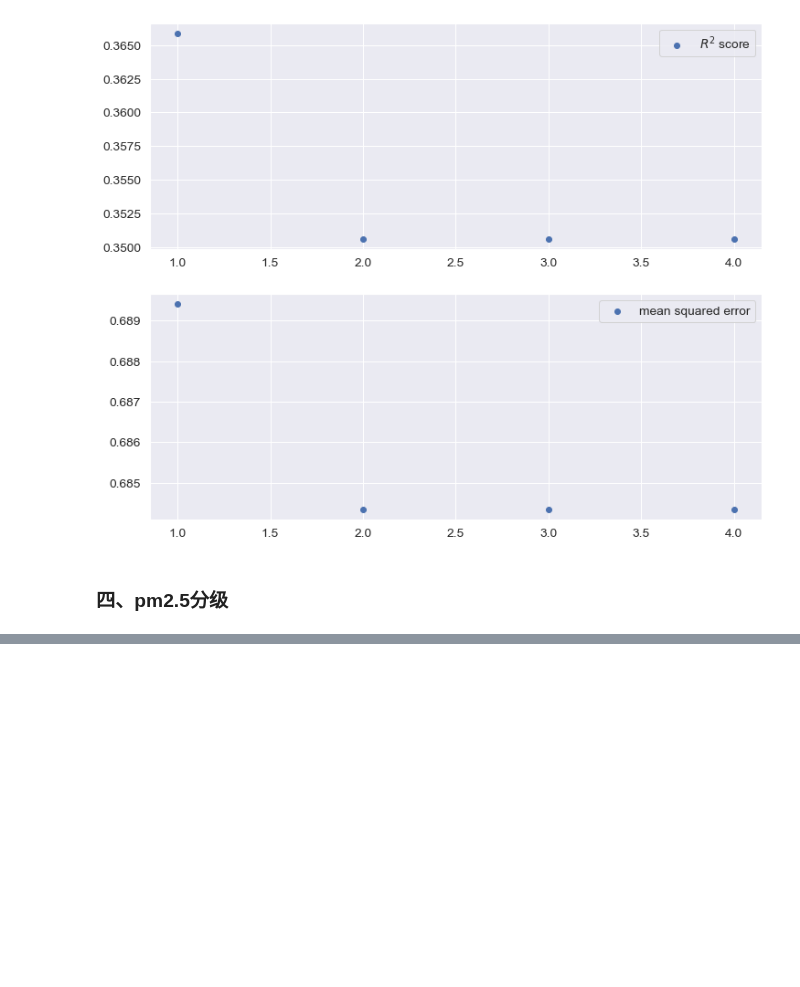
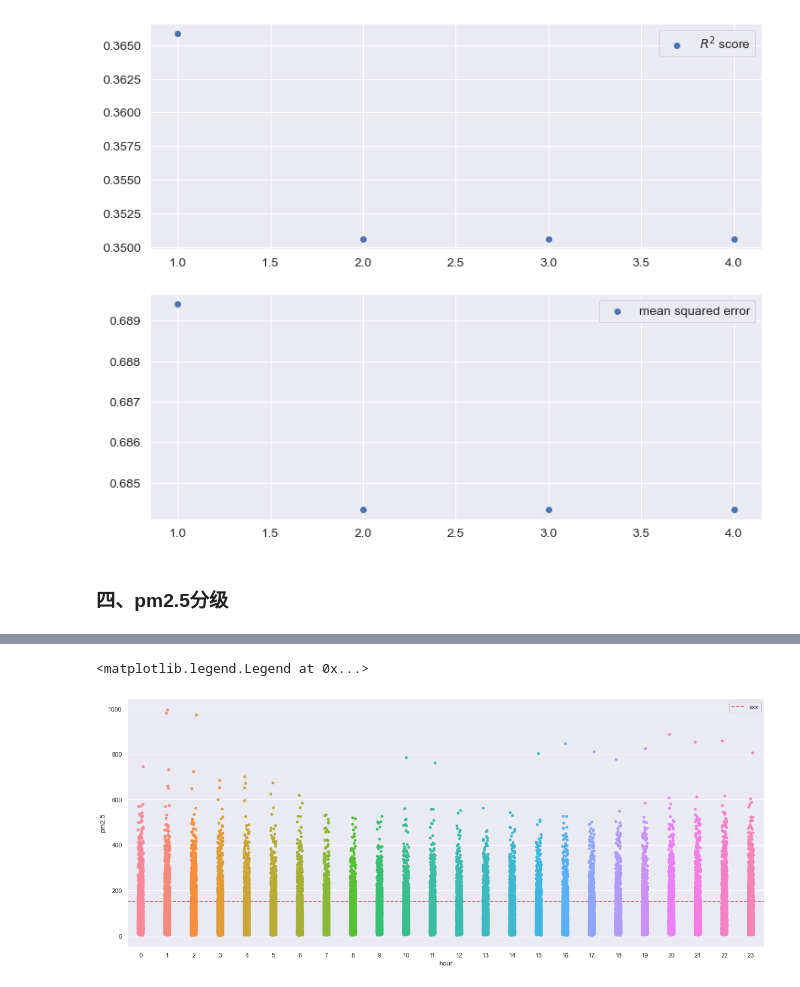
Before and after one commit to Lynchrocket/2022Spring-MA234-Intro_to_Big_Data_Analysis, a Jupyter notebook: project.ipynb, the cells around one changed output, grey strips where cells are left out. Drawn from its saved outputs; the diff is of its cells as text; code cells hidden in the pictures; blank space fills up the shorter version.

```diff
--- a/project.ipynb
+++ b/project.ipynb
@@ -726,0 +769,8 @@ mean square error: (nan, mean, interp, knn)
+# %%
+plt.figure(figsize=(20,8))
+sns.stripplot(x='hour',y='pm2.5',data=no_nan_df)
+plt.axhline(150, color='r', linestyle='--', label='xxx')
+plt.legend(loc='best')
+# %% [output]
+<matplotlib.legend.Legend at 0x...>
+[figure, added]
```
Also changed, not shown: parts of 11 cells of this notebook.
